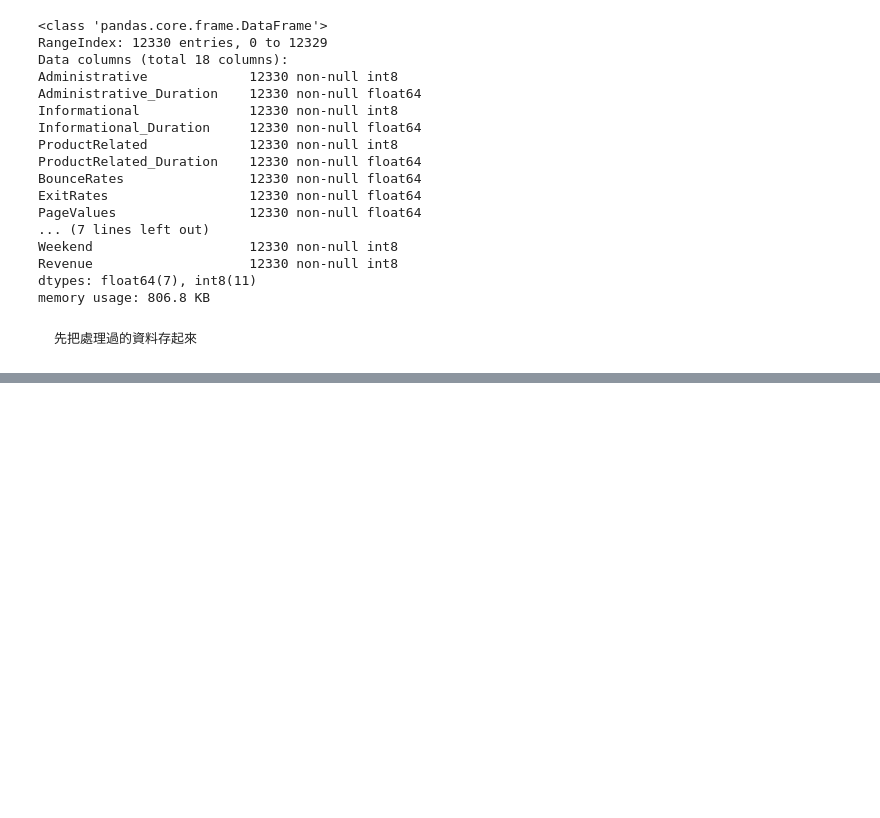
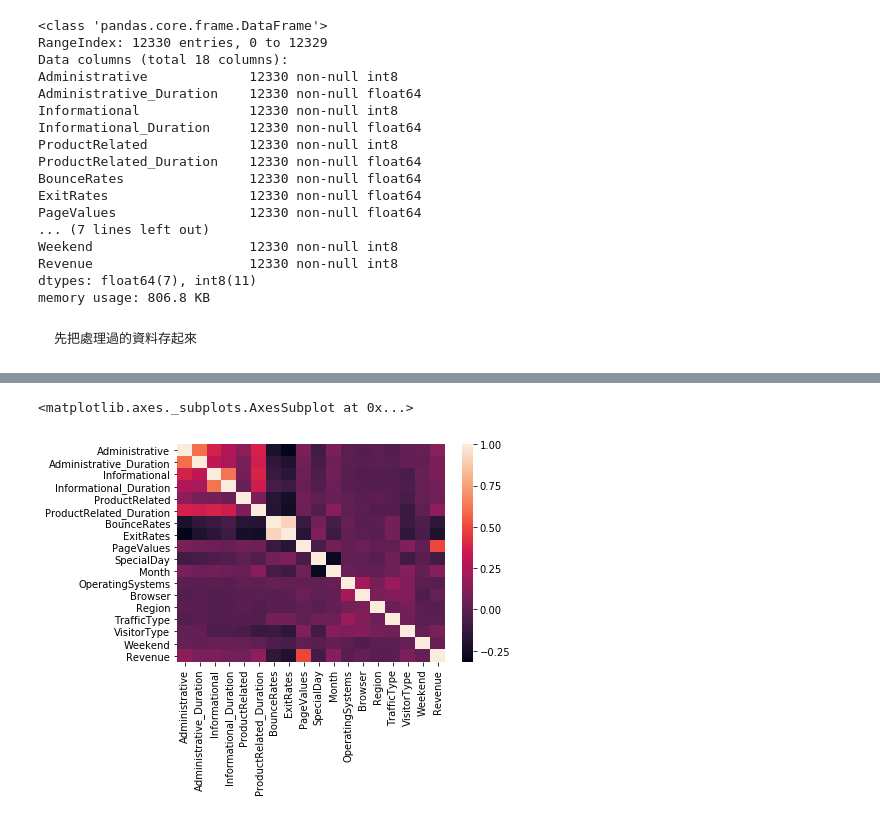
Before and after one commit to ChingChieh/ShoppersPurchasingIntention, a Jupyter notebook: predict purchasing intention.ipynb, the cells around one changed output, grey strips where cells are left out. Cells and saved outputs as stored; diff of their text form; code cells hidden in the pictures; blank space fills up the shorter version.

```diff
--- a/predict purchasing intention.ipynb
+++ b/predict purchasing intention.ipynb
@@ -176,5 +181,4 @@ from sklearn.linear_model import LogisticRegression
 # %%
-df_ = shop.copy()
 X_train, X_test, y_train, y_test = train_test_split(df_.drop(['Revenue'],axis=1),
                                                     df_['Revenue'], test_size=0.30)
 logmodel = LogisticRegression(random_state=0, class_weight='balanced')
@@ -207,0 +276,5 @@ weighted avg       0.88      0.86      0.87      3699
+# %%
+sns.heatmap(df_.corr())
+# %% [output]
+<matplotlib.axes._subplots.AxesSubplot at 0x...>
+[figure, added]
```
Also changed, not shown: parts of 65 cells of this notebook.
